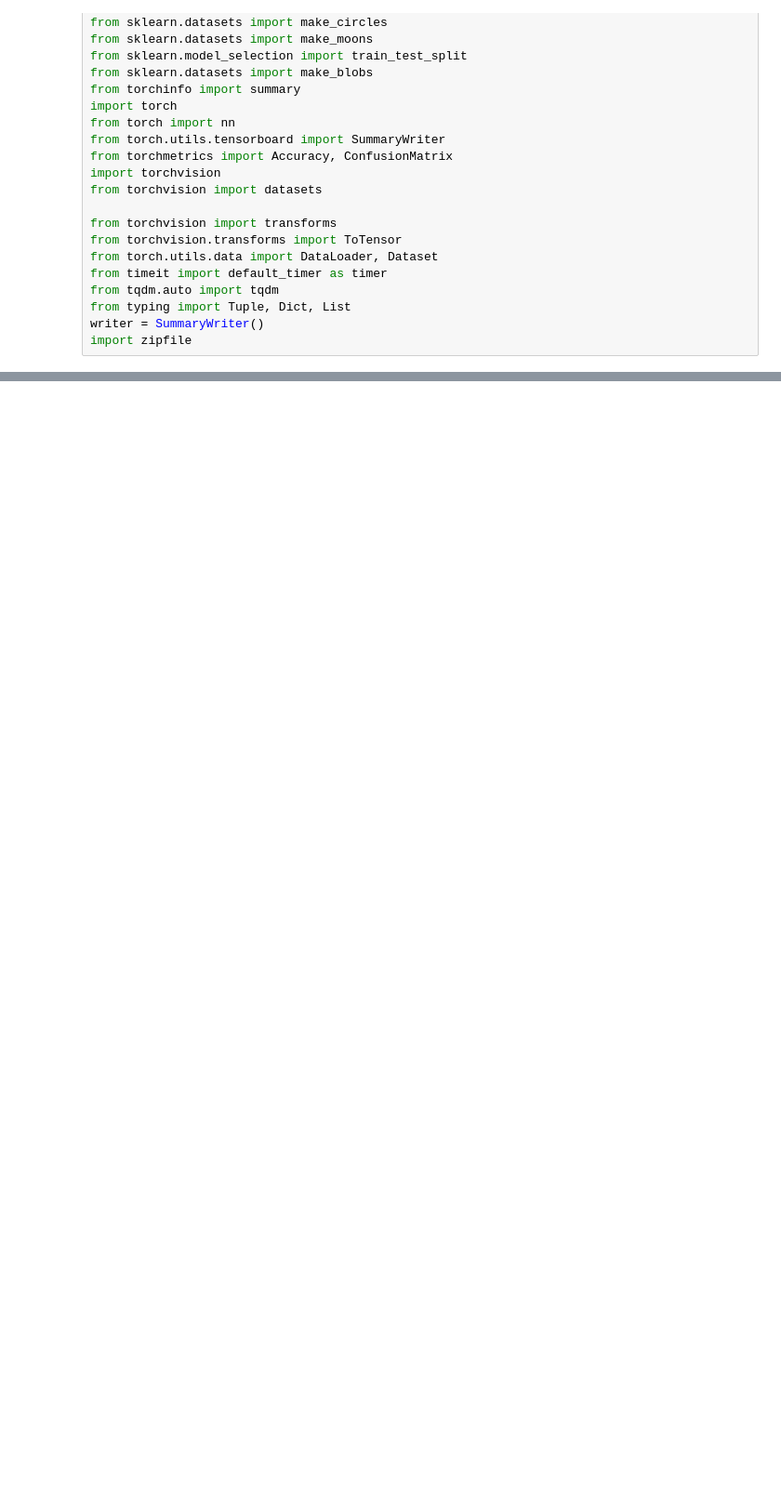
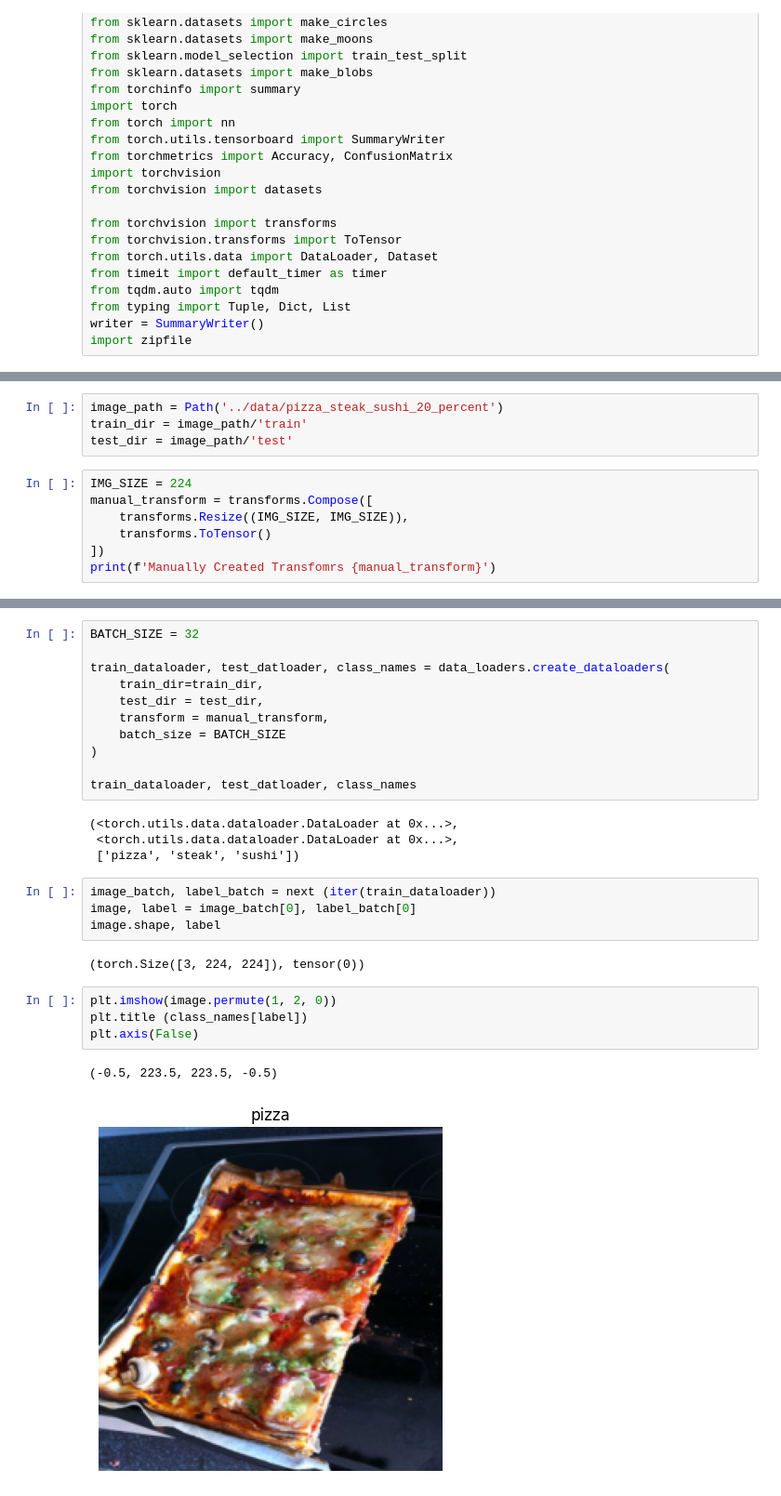
Before and after one commit to HassanAlam55/PyTorch_Deep_Learning_Bootcamp, a Jupyter notebook: 08_pytorch_paper_replicating_Class.ipynb, the cells around one changed output, grey strips where cells are left out. Shown at 93% size. Drawn from its saved outputs; the diff is of its cells as text; blank space fills up the shorter version.

```diff
--- a/08_pytorch_paper_replicating_Class.ipynb
+++ b/08_pytorch_paper_replicating_Class.ipynb
@@ -45,0 +46,11 @@ NameError: name 'torch' is not defined
+# %%
+image_path = Path('../data/pizza_steak_sushi_20_percent')
+train_dir = image_path/'train'
+test_dir = image_path/'test'
+# %%
+IMG_SIZE = 224
+manual_transform = transforms.Compose([
+    transforms.Resize((IMG_SIZE, IMG_SIZE)),
+    transforms.ToTensor()
+])
+print(f'Manually Created Transfomrs {manual_transform}')
@@ -45,0 +62,28 @@ NameError: name 'torch' is not defined
+# %%
+BATCH_SIZE = 32
+
+train_dataloader, test_datloader, class_names = data_loaders.create_dataloaders(
+    train_dir=train_dir,
+    test_dir = test_dir,
+    transform = manual_transform,
+    batch_size = BATCH_SIZE
+)
+
+train_dataloader, test_datloader, class_names
+# %% [output]
+(<torch.utils.data.dataloader.DataLoader at 0x...>,
+ <torch.utils.data.dataloader.DataLoader at 0x...>,
+ ['pizza', 'steak', 'sushi'])
+# %%
+image_batch, label_batch = next (iter(train_dataloader))
+image, label = image_batch[0], label_batch[0]
+image.shape, label
+# %% [output]
+(torch.Size([3, 224, 224]), tensor(0))
+# %%
+plt.imshow(image.permute(1, 2, 0))
+plt.title (class_names[label])
+plt.axis(False)
+# %% [output]
+(-0.5, 223.5, 223.5, -0.5)
+[figure, added]
```
Also changed, not shown: parts of 10 cells of this notebook.
